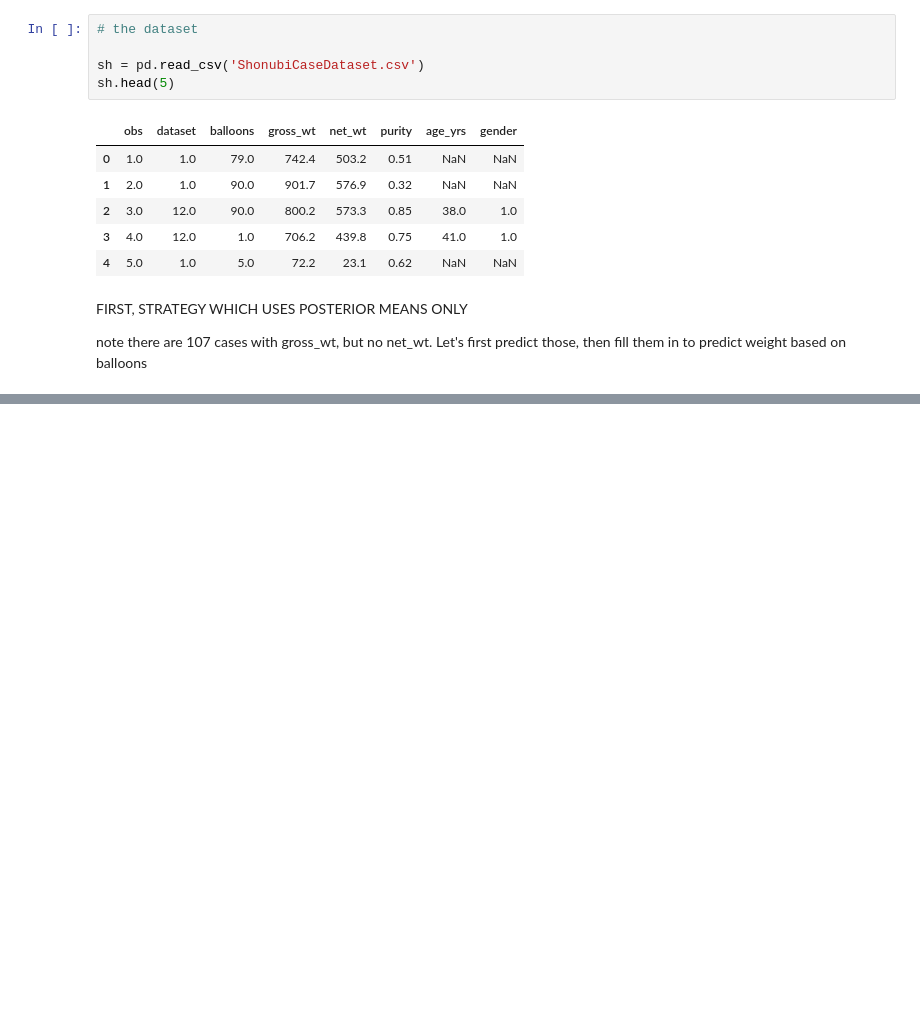
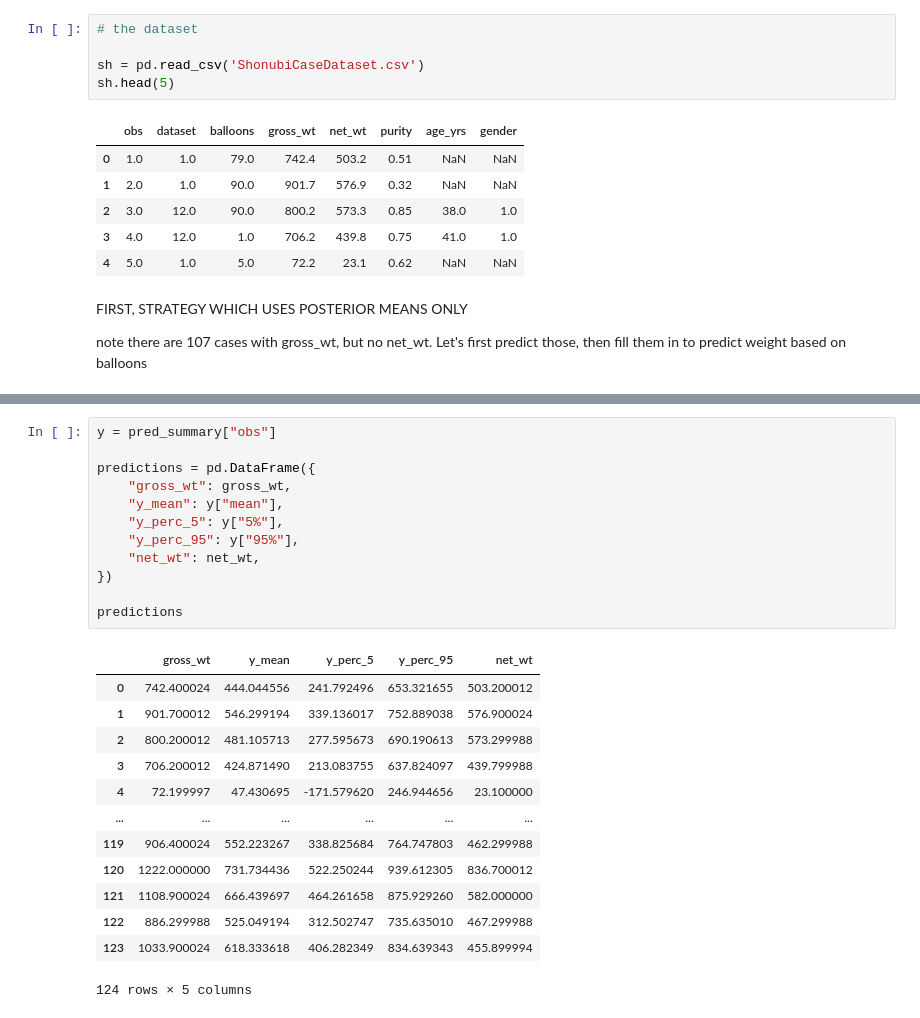
Before and after one commit to rfl-urbaniak/MRbook, a Jupyter notebook: imprecision_weight/shonubi/shonubi_code.ipynb, the cells around one changed output, grey strips where cells are left out. Cells and saved outputs as stored; diff of their text form; blank space fills up the shorter version.

```diff
--- a/imprecision_weight/shonubi/shonubi_code.ipynb
+++ b/imprecision_weight/shonubi/shonubi_code.ipynb
@@ -248,0 +240,26 @@ netPred = sim(netModel, fillNetPair, n=int(1e4))
+# %%
+y = pred_summary["obs"]
+
+predictions = pd.DataFrame({
+    "gross_wt": gross_wt,
+    "y_mean": y["mean"],
+    "y_perc_5": y["5%"],
+    "y_perc_95": y["95%"],
+    "net_wt": net_wt,
+})
+
+predictions
+# %% [output]
+|  | gross_wt | y_mean | y_perc_5 | y_perc_95 | net_wt |
+| 0 | 742.400024 | 444.044556 | 241.792496 | 653.321655 | 503.200012 |
+| 1 | 901.700012 | 546.299194 | 339.136017 | 752.889038 | 576.900024 |
+| 2 | 800.200012 | 481.105713 | 277.595673 | 690.190613 | 573.299988 |
+| 3 | 706.200012 | 424.871490 | 213.083755 | 637.824097 | 439.799988 |
+| 4 | 72.199997 | 47.430695 | -171.579620 | 246.944656 | 23.100000 |
+| ... | ... | ... | ... | ... | ... |
+| 119 | 906.400024 | 552.223267 | 338.825684 | 764.747803 | 462.299988 |
+| 120 | 1222.000000 | 731.734436 | 522.250244 | 939.612305 | 836.700012 |
+| 121 | 1108.900024 | 666.439697 | 464.261658 | 875.929260 | 582.000000 |
+| 122 | 886.299988 | 525.049194 | 312.502747 | 735.635010 | 467.299988 |
+| 123 | 1033.900024 | 618.333618 | 406.282349 | 834.639343 | 455.899994 |
+124 rows × 5 columns
```
Also changed, not shown: parts of 20 cells of this notebook.
